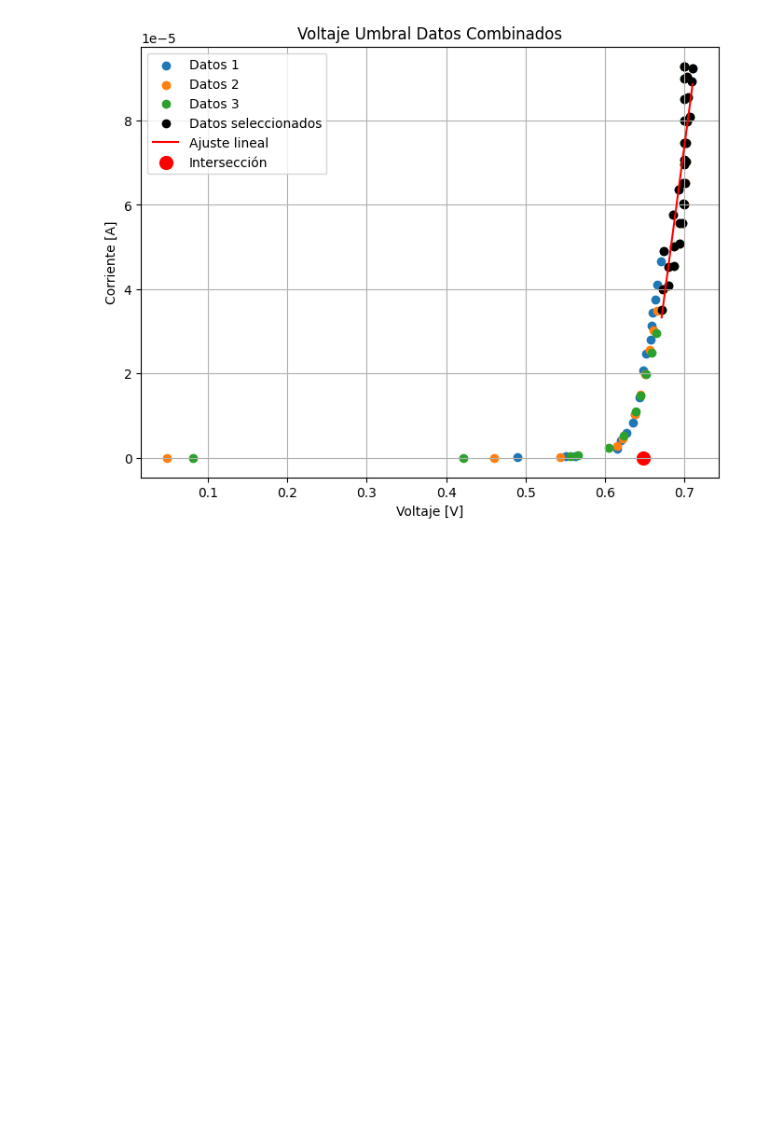
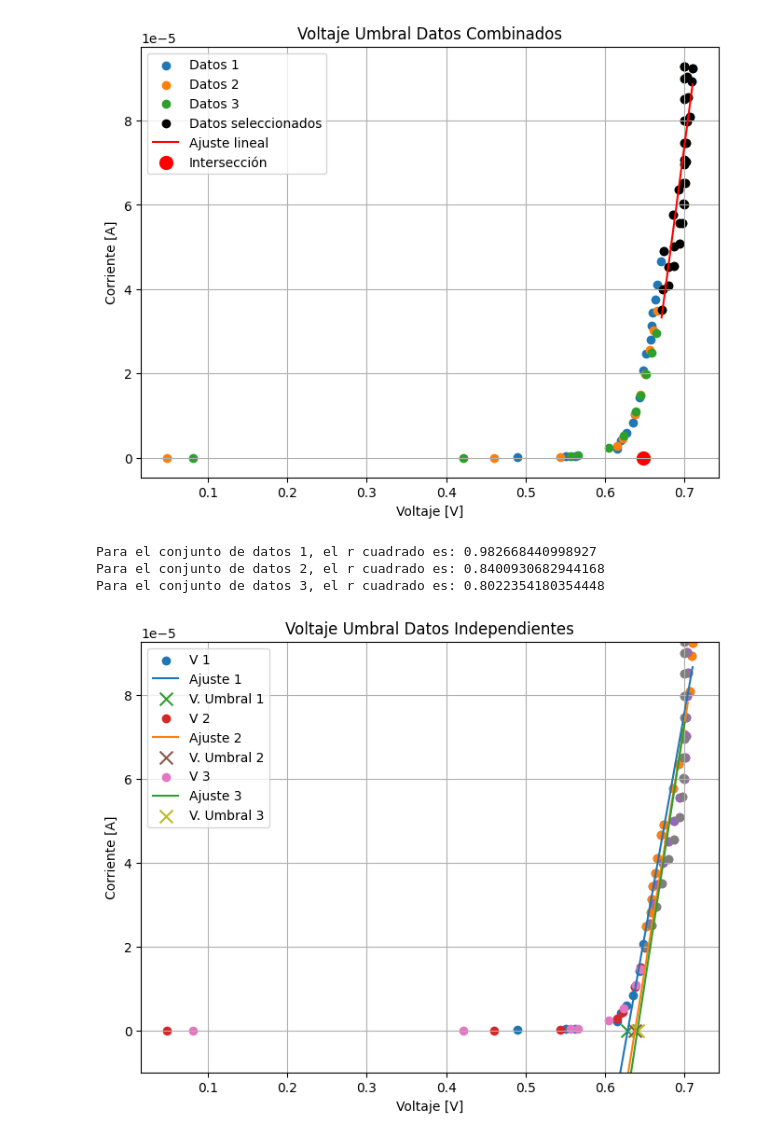
Before and after one commit to ComancheMario/Python-, a Jupyter notebook: electronica/Transistores/Transistores.ipynb, the cells around one changed output. Cells and saved outputs as stored; diff of their text form; code cells hidden in the pictures; blank space fills up the shorter version.

Commit message:
graficas separadas

```diff
--- a/electronica/Transistores/Transistores.ipynb
+++ b/electronica/Transistores/Transistores.ipynb
@@ -198,6 +198,79 @@ plt.show()
 # %% [output]
 <Figure size 800x600 with 0 Axes>
 [figure]
+# %%
+import pandas as pd
+import matplotlib.pyplot as plt
+import numpy as np
+from scipy.stats import linregress
+
+# Tu código para leer los datos aquí...
+
+# Columnas de interés para el ajuste lineal
+x_columns = ['V_BE', 'V_BE1', 'V_BE2']
+y_columns = ['I_B', 'I_B1', 'I_B2']
+
+plt.figure(figsize=(8, 6))  # Tamaño de la figura (opcional)
+
+# Iterar a través de cada par de columnas
+for i in range(len(x_columns)):
+    x = data[x_columns[i]]
+    y = data[y_columns[i]]
+
+    # Filtrar datos por encima de x=0.65
+    x_filtered = x[x > 0.65]
+    y_filtered = y[x > 0.65]
+
+    # Realizar el ajuste lineal solo para los datos filtrados
+    coefficients = np.polyfit(x_filtered, y_filtered, 1)
+    poly = np.poly1d(coefficients)
+
+    # Calcular la intersección con el eje x (donde y = 0)
+    x_intercept = np.roots(poly - np.array(0))
+    x_intercept_real = x_intercept[np.isreal(x_intercept)].real
+
+    # Calcular el r cuadrado utilizando linregress
+    slope, intercept, r_value, p_value, std_err = linregress(x_filtered, y_filtered)
+    r_squared = r_value**2
+
+    # Crear una secuencia de puntos para la línea de ajuste
+    x_line = np.linspace(min(x), max(x), 100)
+    y_line = poly(x_line)
+
+    plt.grid()
+
+    # Graficar todos los puntos
+    plt.scatter(x, y, label=f'V {i+1}')
+
+    # Graficar solo los puntos filtrados
+    plt.scatter(x_filtered, y_filtered)
+
+    # Graficar la recta de ajuste solo para los datos filtrados
+    plt.plot(x_line, y_line, label=f'Ajuste {i+1}')
+
+    # Marcar la intersección con el eje x
+    plt.scatter(x_intercept_real, np.zeros_like(x_intercept_real), label=f'V. Umbral {i+1}', marker='x', s=100)
+
+    # Imprimir el r cuadrado
+    print(f"Para el conjunto de datos {i+1}, el r cuadrado es: {r_squared}")
+
+# Etiquetas y título
+plt.xlabel('Voltaje [V]')
+plt.ylabel('Corriente [A]')
+plt.title('Voltaje Umbral Datos Independientes')
+
+plt.ylim(-0.00001, max(y))  # Establece el límite inferior en -0.00001 y el límite superior en el máximo de los datos en y
+
+# Mostrar leyenda
+plt.legend()
+
+# Mostrar la gráfica
+plt.show()
+# %% [output]
+Para el conjunto de datos 1, el r cuadrado es: 0.982668440998927
+Para el conjunto de datos 2, el r cuadrado es: 0.8400930682944168
+Para el conjunto de datos 3, el r cuadrado es: 0.8022354180354448
+[figure, added]
 # %%
 import pandas as pd
 import matplotlib.pyplot as plt
```
Also changed, not shown: parts of 6 cells of this notebook, 3 other files.
